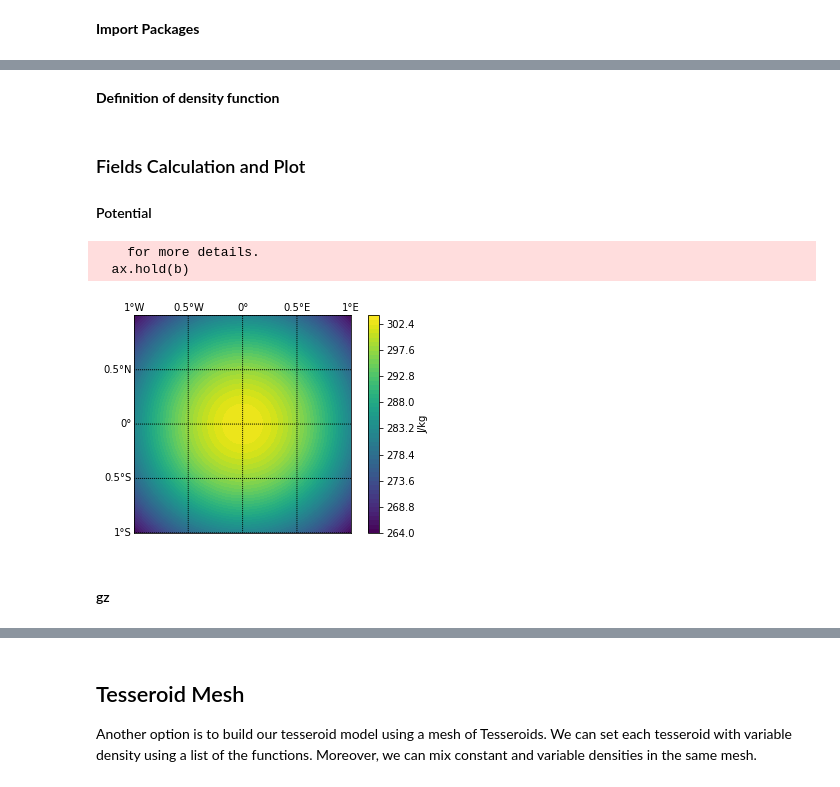
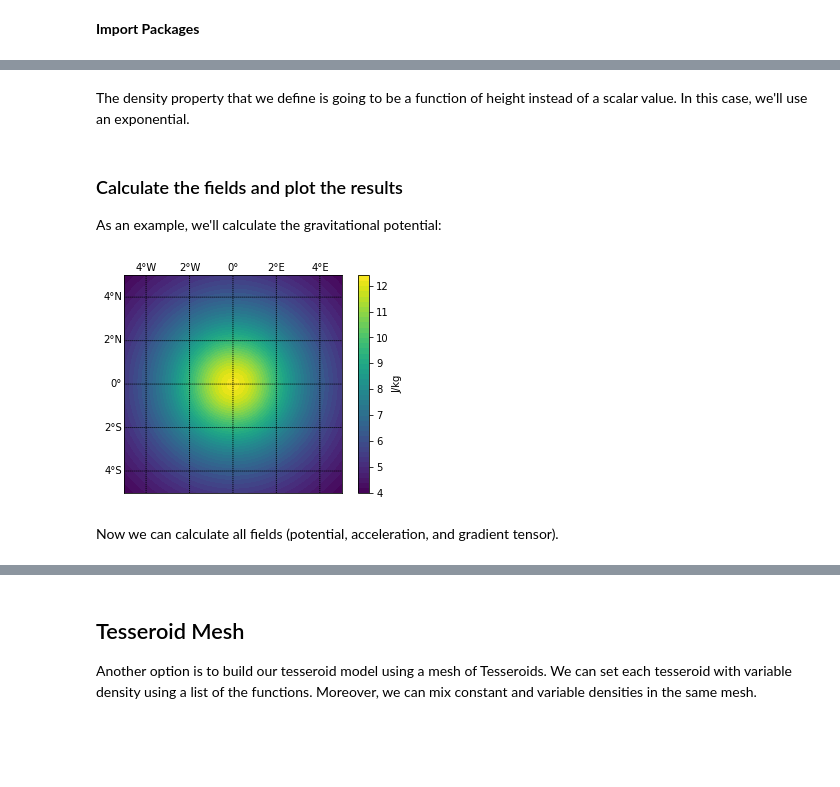
Before and after one commit to pinga-lab/tesseroid-variable-density, a Jupyter notebook: code/01-simple-example.ipynb, the cells around one changed output, grey strips where cells are left out. Drawn from its saved outputs; the diff is of its cells as text; code cells hidden in the pictures; blank space fills up the shorter version.

Commit message:
Some more text and tweaks to the example nb
Use a smaller tesseroid so that we can see the fields better.

```diff
--- a/code/01-simple-example.ipynb
+++ b/code/01-simple-example.ipynb
@@ -20,12 +22,12 @@ from mpl_toolkits.basemap import Basemap
 # %%
 # Create tesseroid model
 top, bottom = 0, -35000
-model = [Tesseroid(-0.5, 0.5, -0.5, 0.5, top, bottom)]
+model = [Tesseroid(-0.1, 0.1, -0.1, 0.1, top, bottom)]
 
 # Create the computation grid
-area = (-1, 1, -1, 1)
+area = (-5, 5, -5, 5)
 shape = (51, 51)
 lats, lons, heights = gridder.regular(area, shape, z=260000)
-# %% [markdown]
-**Definition of density function**
+# %% [markdown]
+The density property that we define is going to be a function of height instead of a scalar value. In this case, we'll use an exponential.
 # %%
@@ -40,32 +42,30 @@ def density(height):
 for tess in model:
     tess.addprop('density', density)
-# %% [markdown]
-### Fields Calculation and Plot
-
-#### Potential
+# %% [markdown]
+### Calculate the fields and plot the results
+
+As an example, we'll calculate the gravitational potential:
 # %%
 potential = tesseroid.potential(lons, lats, heights, model)
 
 bm = Basemap(projection='merc',
              llcrnrlon=area[2],
              llcrnrlat=area[0],
              urcrnrlon=area[3],
              urcrnrlat=area[1],
              resolution='l')
 
 x, y = bm(lats, lons)
 bm.contourf(y.reshape(shape),
             x.reshape(shape),
             potential.reshape(shape),
             51)
-bm.drawparallels(np.arange(-10, 10, 0.5), labels=[1, 0, 0, 0])
-bm.drawmeridians(np.arange(-10, 10, 0.5), labels=[0, 0, 1, 0])
+bm.drawparallels(np.arange(-10, 10, 2), labels=[1, 0, 0, 0])
+bm.drawmeridians(np.arange(-10, 10, 2), labels=[0, 0, 1, 0])
 plt.colorbar(label="J/kg")
 plt.show()
 # %% [output]
-    for more details.
-  ax.hold(b)
-[figure, old version]
+[figure, new version]
-# %% [markdown]
-#### gz
+# %% [markdown]
+Now we can calculate all fields (potential, acceleration, and gradient tensor).
 # %%
```
Also changed, not shown: parts of 20 cells of this notebook, 1 other file.
